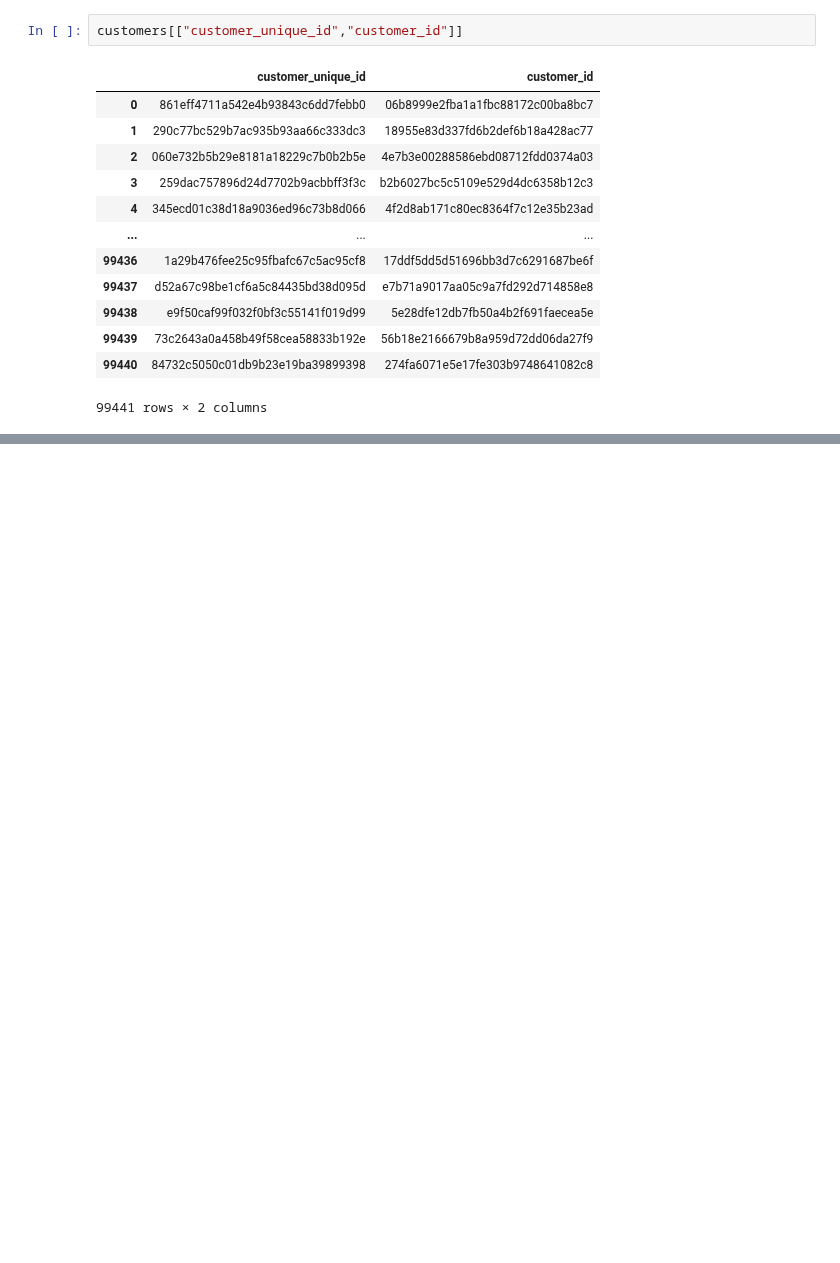
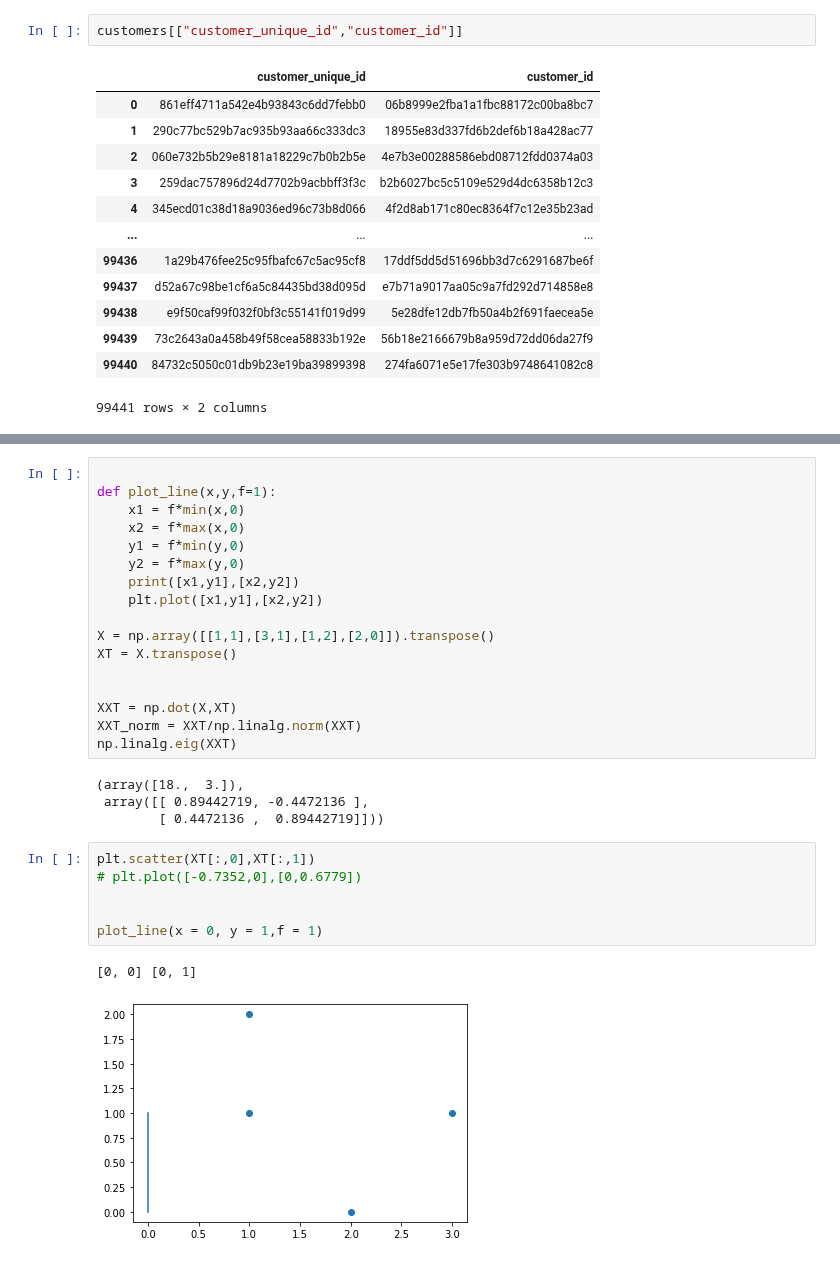
Before and after one commit to ClaireGayral/formation_openclassroom, a Jupyter notebook: P4_gayral_claire/analyse_exploratoire.ipynb, the cells around one changed output, grey strips where cells are left out. Saved outputs shown, nothing was run; the diff lists cells and outputs as text; blank space fills up the shorter version.

```diff
--- a/P4_gayral_claire/analyse_exploratoire.ipynb
+++ b/P4_gayral_claire/analyse_exploratoire.ipynb
@@ -516,0 +632,30 @@ customers[["customer_unique_id","customer_id"]]
+# %%
+
+def plot_line(x,y,f=1):
+    x1 = f*min(x,0)
+    x2 = f*max(x,0)
+    y1 = f*min(y,0)
+    y2 = f*max(y,0)
+    print([x1,y1],[x2,y2])
+    plt.plot([x1,y1],[x2,y2])
+
+X = np.array([[1,1],[3,1],[1,2],[2,0]]).transpose()
+XT = X.transpose()
+
+
+XXT = np.dot(X,XT)
+XXT_norm = XXT/np.linalg.norm(XXT)
+np.linalg.eig(XXT)
+# %% [output]
+(array([18.,  3.]),
+ array([[ 0.89442719, -0.4472136 ],
+        [ 0.4472136 ,  0.89442719]]))
+# %%
+plt.scatter(XT[:,0],XT[:,1])
+# plt.plot([-0.7352,0],[0,0.6779])
+
+
+plot_line(x = 0, y = 1,f = 1)
+# %% [output]
+[0, 0] [0, 1]
+[figure, added]
```
Also changed, not shown: parts of 10 cells of this notebook.
